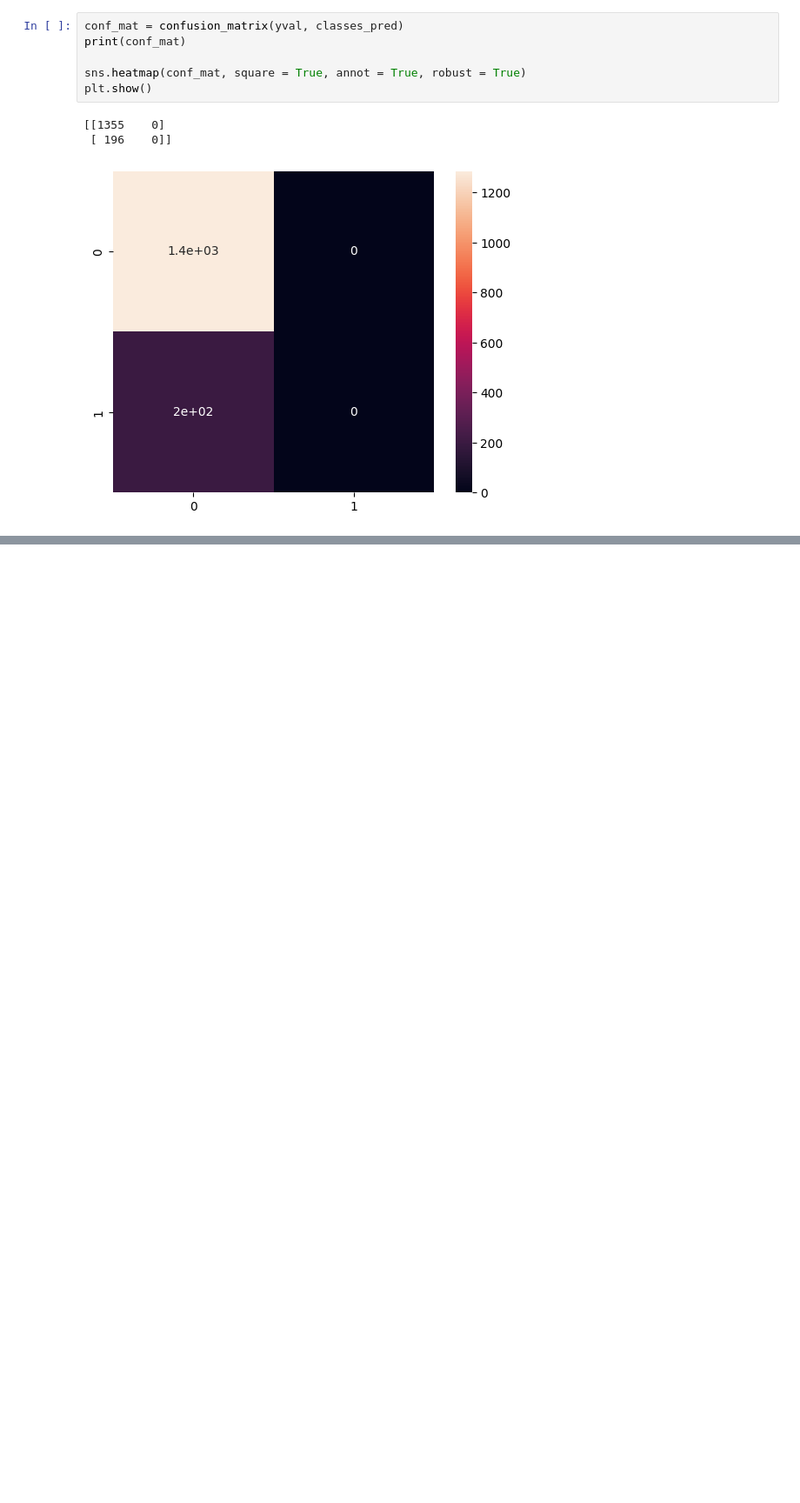
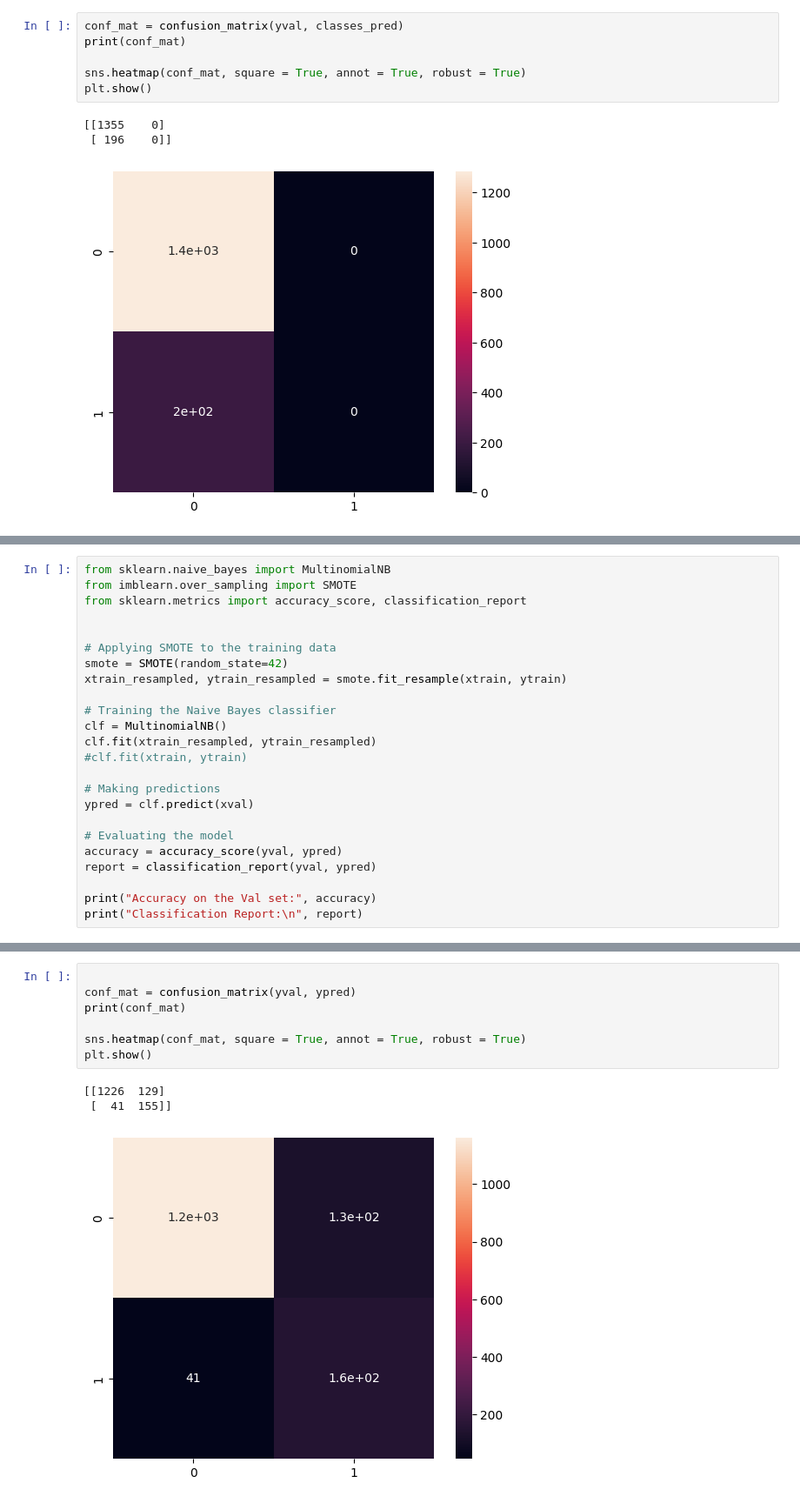
Before and after one commit to ClaudineWenhaji/Bloc_4, a Jupyter notebook: Bloc4_Spam_Detector.ipynb, the cells around one changed output, grey strips where cells are left out. Shown: that part at 87% size. Cells and saved outputs as stored; diff of their text form; blank space fills up the shorter version.

```diff
--- a/Bloc4_Spam_Detector.ipynb
+++ b/Bloc4_Spam_Detector.ipynb
@@ -528,0 +500,24 @@ plt.show()
+# %%
+from sklearn.naive_bayes import MultinomialNB
+from imblearn.over_sampling import SMOTE
+from sklearn.metrics import accuracy_score, classification_report
+
+
+# Applying SMOTE to the training data
+smote = SMOTE(random_state=42)
+xtrain_resampled, ytrain_resampled = smote.fit_resample(xtrain, ytrain)
+
+# Training the Naive Bayes classifier
+clf = MultinomialNB()
+clf.fit(xtrain_resampled, ytrain_resampled)
+#clf.fit(xtrain, ytrain)
+
+# Making predictions
+ypred = clf.predict(xval)
+
+# Evaluating the model
+accuracy = accuracy_score(yval, ypred)
+report = classification_report(yval, ypred)
+
+print("Accuracy on the Val set:", accuracy)
+print("Classification Report:\n", report)
@@ -528,0 +535,11 @@ plt.show()
+# %%
+
+conf_mat = confusion_matrix(yval, ypred)
+print(conf_mat)
+
+sns.heatmap(conf_mat, square = True, annot = True, robust = True)
+plt.show()
+# %% [output]
+[[1226  129]
+ [  41  155]]
+[figure, added]
```
Also changed, not shown: parts of 23 cells of this notebook.
